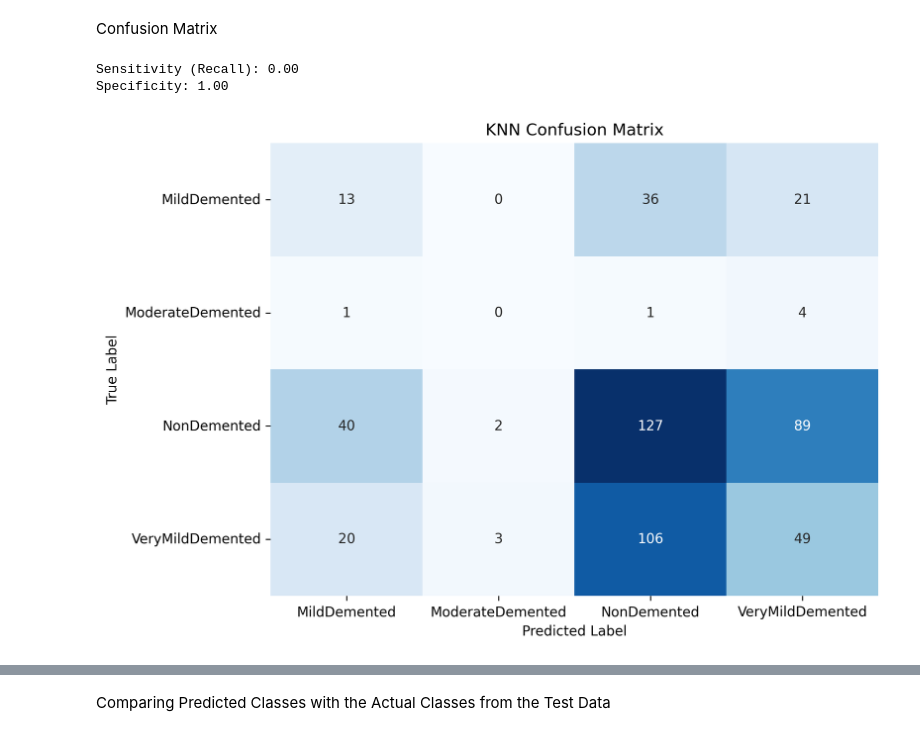
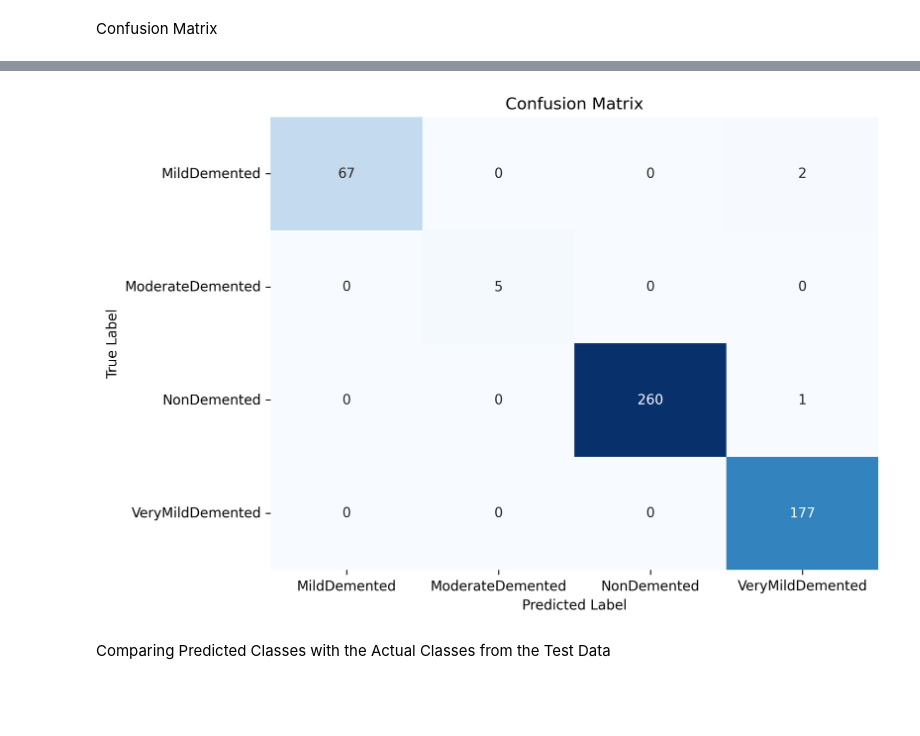
Before and after one commit to sarahayek98/Detection-of-Alzheimer-using-3-ML, a Jupyter notebook: Alzheimer_MRI_Classification_Using_CNN.ipynb, the cells around one changed output, grey strips where cells are left out. Cells and saved outputs as stored; diff of their text form; code cells hidden in the pictures; blank space fills up the shorter version.

```diff
--- a/Alzheimer_MRI_Classification_Using_CNN.ipynb
+++ b/Alzheimer_MRI_Classification_Using_CNN.ipynb
@@ -312,46 +312,29 @@ VeryMildDemented       0.95      0.89      0.92       177
 # %% [markdown]
 Confusion Matrix
-# %%
-from sklearn.metrics import confusion_matrix
-import seaborn as sns
-import matplotlib.pyplot as plt
-from sklearn.preprocessing import LabelEncoder
-
-# Assuming y_test and y_pred are the true labels and predicted labels, respectively
-conf_matrix_knn = confusion_matrix(test_labels_encoded, test_predictions)
-
-# Calculate True Positive (TP), True Negative (TN), False Positive (FP), False Negative (FN)
-TP = conf_matrix_knn[1, 1]
-TN = conf_matrix_knn[0, 0]
-FP = conf_matrix_knn[0, 1]
-FN = conf_matrix_knn[1, 0]
-
-# Calculate sensitivity (recall)
-sensitivity_knn = TP / (TP + FN)
-
-# Calculate specificity
-specificity_knn = TN / (TN + FP)
-
-# Display the results
-print(f'Sensitivity (Recall): {sensitivity_knn:.2f}')
-print(f'Specificity: {specificity_knn:.2f}')
-
-# Class labels
-your_labels = ['VeryMildDemented', 'NonDemented', 'MildDemented', 'ModerateDemented']
-
-# Create and fit the label encoder
-label_encoder = LabelEncoder()
-label_encoder.fit(your_labels)
-
-# Plot the confusion matrix using seaborn
-plt.figure(figsize=(8, 6))
-sns.heatmap(conf_matrix_knn, annot=True, fmt='d', cmap='Blues', cbar=False,
-            xticklabels=label_encoder.classes_, yticklabels=label_encoder.classes_)
-plt.title('KNN Confusion Matrix')
-plt.xlabel('Predicted Label')
-plt.ylabel('True Label')
-plt.show()
-# %% [output]
-Sensitivity (Recall): 0.00
-Specificity: 1.00
-[figure, removed]
+# %%
+# Generate predictions for the test data
+test_predictions = []
+test_labels_encoded = []
+
+for X, y in test_data.as_numpy_iterator():
+    y_pred = model.predict(X)
+    y_prediction = np.argmax(y_pred, axis=1)
+    test_predictions.extend(y_prediction)
+    test_labels_encoded.extend(y)
+
+# Convert to numpy arrays
+test_predictions = np.array(test_predictions)
+test_labels_encoded = np.array(test_labels_encoded)
+
+# Generate confusion matrix
+conf_matrix = confusion_matrix(test_labels_encoded, test_predictions)
+
+# Plot confusion matrix
+plt.figure(figsize=(8, 6))
+sns.heatmap(conf_matrix, annot=True, fmt='d', cmap='Blues', cbar=False,
+            xticklabels=class_names, yticklabels=class_names)
+plt.title('Confusion Matrix')
+plt.xlabel('Predicted Label')
+plt.ylabel('True Label')
+plt.show()
+# %% [output]
@@ -358,3 +357,4 @@ Specificity: 1.00
+[figure, added]
 # %% [markdown]
 Comparing Predicted Classes with the Actual Classes from the Test Data
 # %%
```
Also changed, not shown: parts of 16 cells of this notebook.
